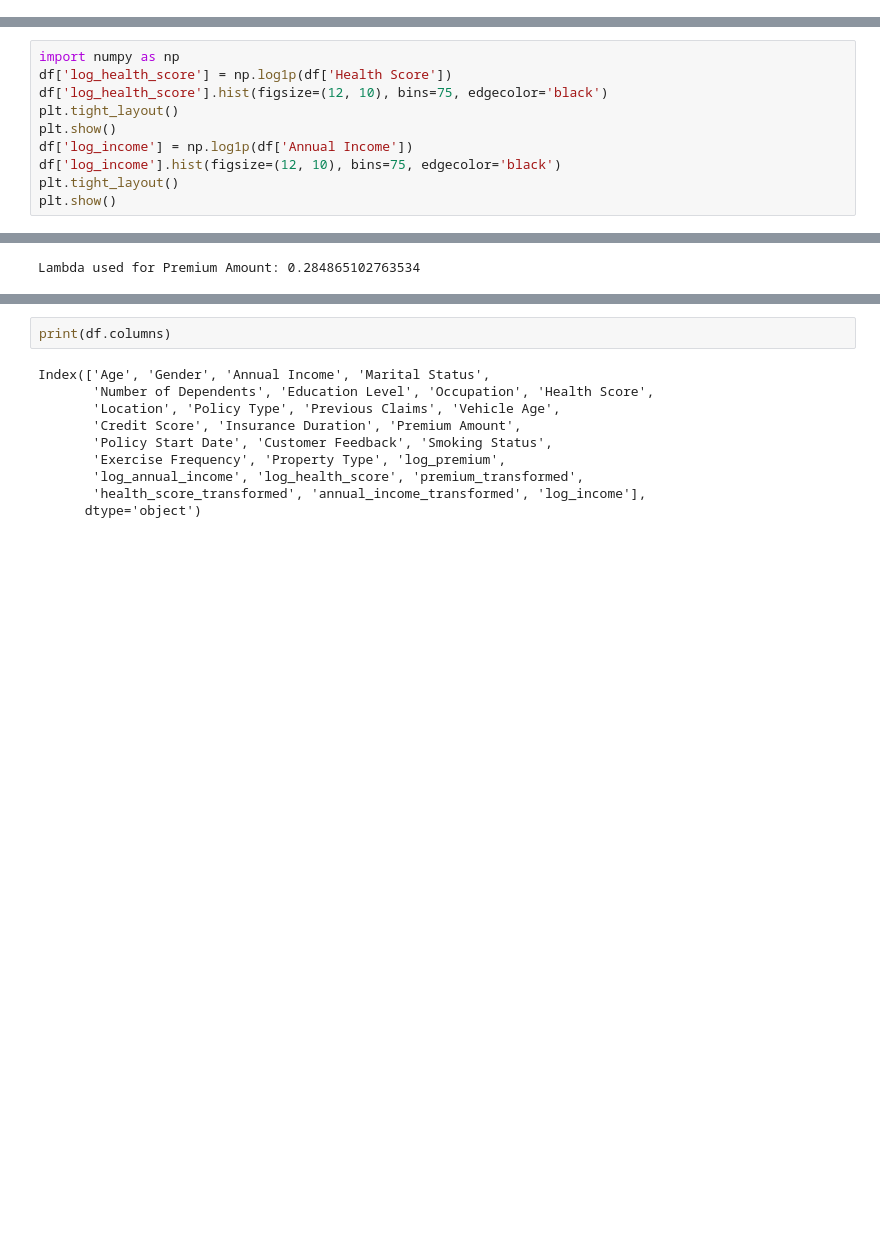
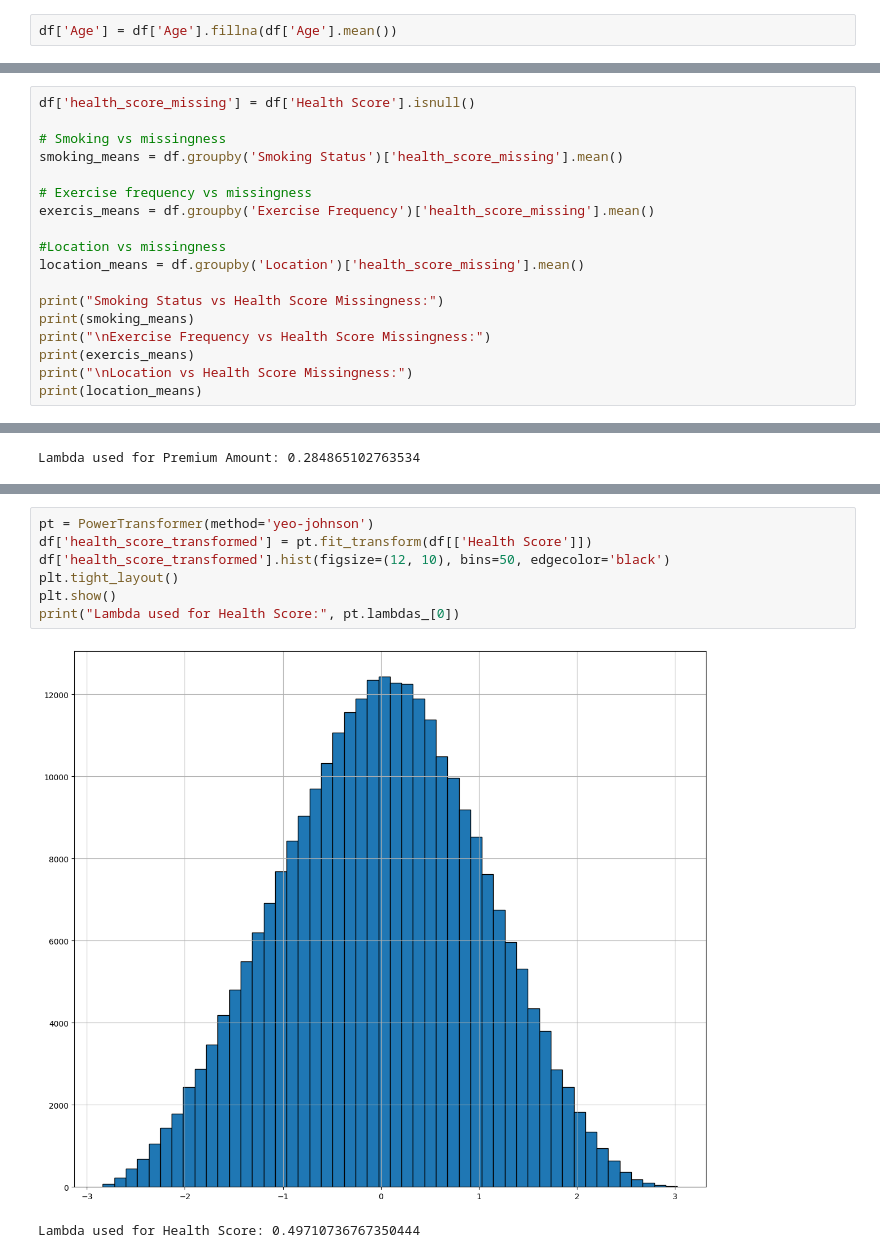
Before and after one commit to suvedharam97/insurance-premium-forecasting, a Jupyter notebook: notebook/EDA.ipynb, the cells around one changed output, grey strips where cells are left out. Drawn from its saved outputs; the diff is of its cells as text; blank space fills up the shorter version.

```diff
--- a/notebook/EDA.ipynb
+++ b/notebook/EDA.ipynb
@@ -158,0 +270,2 @@ plt.show()
+# %%
+df['Age'] = df['Age'].fillna(df['Age'].mean())
@@ -158,0 +403,18 @@ plt.show()
+# %%
+df['health_score_missing'] = df['Health Score'].isnull()
+
+# Smoking vs missingness
+smoking_means = df.groupby('Smoking Status')['health_score_missing'].mean()
+
+# Exercise frequency vs missingness
+exercis_means = df.groupby('Exercise Frequency')['health_score_missing'].mean()
+
+#Location vs missingness
+location_means = df.groupby('Location')['health_score_missing'].mean()
+
+print("Smoking Status vs Health Score Missingness:")
+print(smoking_means)
+print("\nExercise Frequency vs Health Score Missingness:")
+print(exercis_means)
+print("\nLocation vs Health Score Missingness:")
+print(location_means)
@@ -166,10 +482,0 @@ plt.show()
-# %%
-import numpy as np
-df['log_health_score'] = np.log1p(df['Health Score'])
-df['log_health_score'].hist(figsize=(12, 10), bins=75, edgecolor='black')
-plt.tight_layout()
-plt.show()
-df['log_income'] = np.log1p(df['Annual Income'])
-df['log_income'].hist(figsize=(12, 10), bins=75, edgecolor='black')
-plt.tight_layout()
-plt.show()
@@ -210,12 +504,10 @@ Lambda used for Annual Income: 4.455643525872436
-# %%
-print(df.columns)
-# %% [output]
-Index(['Age', 'Gender', 'Annual Income', 'Marital Status',
-       'Number of Dependents', 'Education Level', 'Occupation', 'Health Score',
-       'Location', 'Policy Type', 'Previous Claims', 'Vehicle Age',
-       'Credit Score', 'Insurance Duration', 'Premium Amount',
-       'Policy Start Date', 'Customer Feedback', 'Smoking Status',
-       'Exercise Frequency', 'Property Type', 'log_premium',
-       'log_annual_income', 'log_health_score', 'premium_transformed',
-       'health_score_transformed', 'annual_income_transformed', 'log_income'],
-      dtype='object')
+# %%
+pt = PowerTransformer(method='yeo-johnson')
+df['health_score_transformed'] = pt.fit_transform(df[['Health Score']])
+df['health_score_transformed'].hist(figsize=(12, 10), bins=50, edgecolor='black')
+plt.tight_layout()
+plt.show()
+print("Lambda used for Health Score:", pt.lambdas_[0])
+# %% [output]
+[figure, added]
+Lambda used for Health Score: 0.49710736767350444
```
Also changed, not shown: parts of 69 cells of this notebook.
